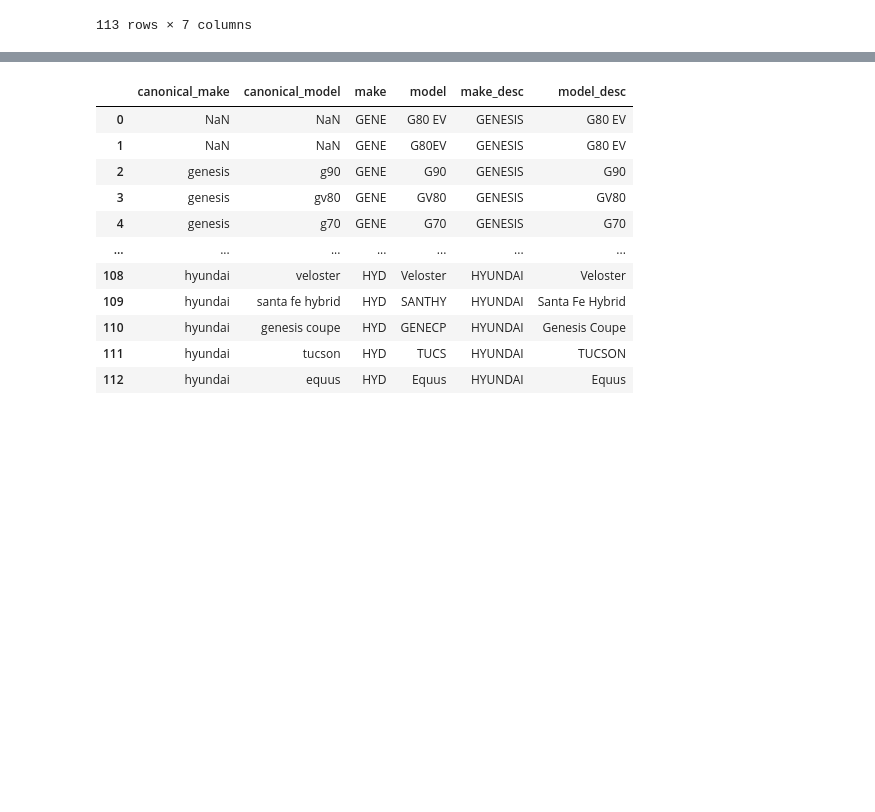
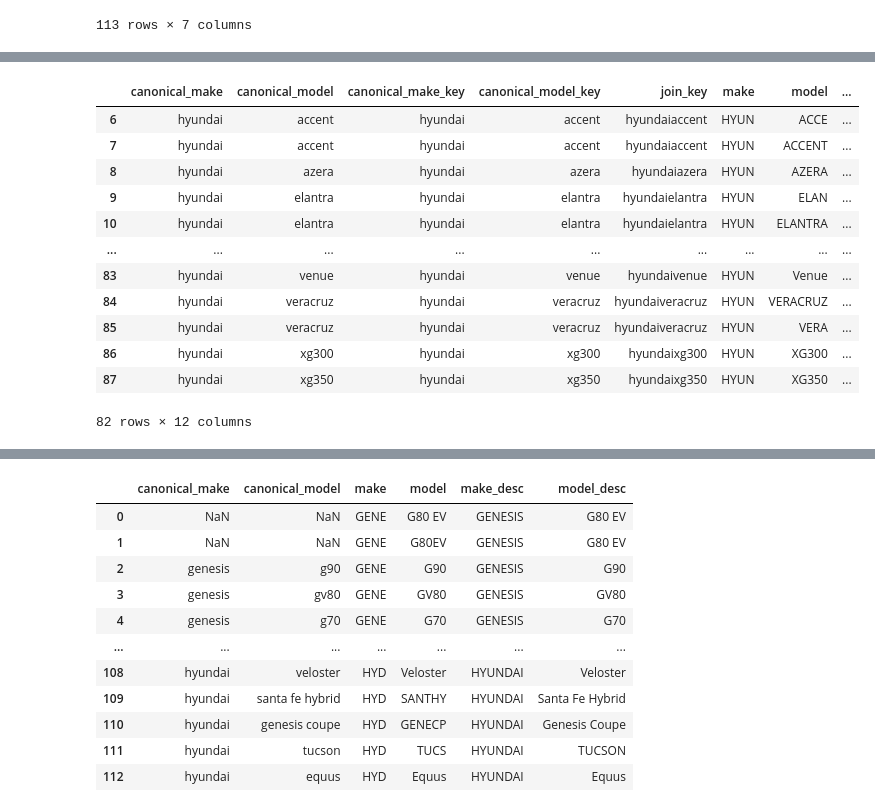
Before and after one commit to RaphaelTeo/Telepathy-Q1, a Jupyter notebook: main.ipynb, the cells around one changed output, grey strips where cells are left out. Cells and saved outputs as stored; diff of their text form; code cells hidden in the pictures; blank space fills up the shorter version.

```diff
--- a/main.ipynb
+++ b/main.ipynb
@@ -60,0 +74,3 @@ df_m1_keyed
+# %%
+for data_complete, data_incomplete in zip(['canonical_make', 'canonical_model', 'canonical_make', 'canonical_model'], ['make', 'model', 'make_desc', 'model_desc']):
+    df_m1_merged = fill_in(df_m1_merged, data_complete, data_incomplete)
@@ -60,0 +123,16 @@ df_m1_keyed
+# %%
+df_m1_merged[df_m1_merged['canonical_make'] =='hyundai']
+# %% [output]
+|  | canonical_make | canonical_model | canonical_make_key | canonical_model_key | join_key | make | model | ... |
+| 6 | hyundai | accent | hyundai | accent | hyundaiaccent | HYUN | ACCE | ... |
+| 7 | hyundai | accent | hyundai | accent | hyundaiaccent | HYUN | ACCENT | ... |
+| 8 | hyundai | azera | hyundai | azera | hyundaiazera | HYUN | AZERA | ... |
+| 9 | hyundai | elantra | hyundai | elantra | hyundaielantra | HYUN | ELAN | ... |
+| 10 | hyundai | elantra | hyundai | elantra | hyundaielantra | HYUN | ELANTRA | ... |
+| ... | ... | ... | ... | ... | ... | ... | ... | ... |
+| 83 | hyundai | venue | hyundai | venue | hyundaivenue | HYUN | Venue | ... |
+| 84 | hyundai | veracruz | hyundai | veracruz | hyundaiveracruz | HYUN | VERACRUZ | ... |
+| 85 | hyundai | veracruz | hyundai | veracruz | hyundaiveracruz | HYUN | VERA | ... |
+| 86 | hyundai | xg300 | hyundai | xg300 | hyundaixg300 | HYUN | XG300 | ... |
+| 87 | hyundai | xg350 | hyundai | xg350 | hyundaixg350 | HYUN | XG350 | ... |
+82 rows × 12 columns
```
Also changed, not shown: parts of 20 cells of this notebook, 1 other file.
